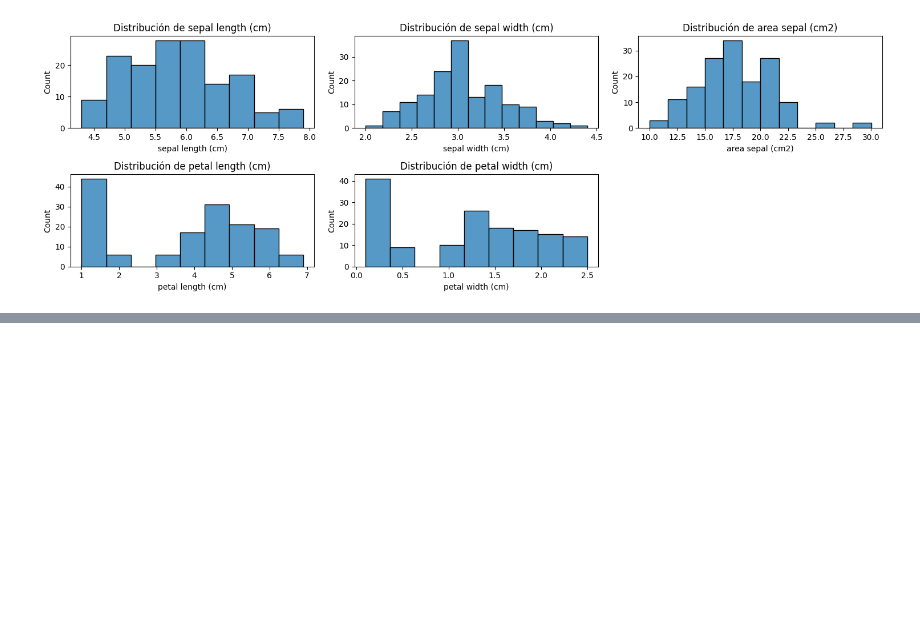
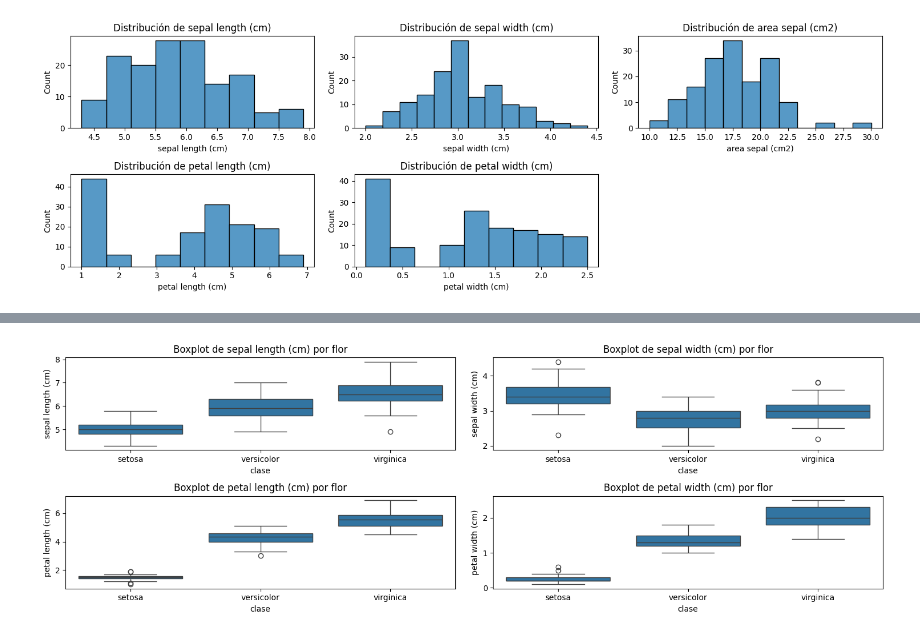
Before and after one commit to IsabelRomoBru/DS102024, a Jupyter notebook: 2-DataAnalysis/10-EDA/Analisis_datos_iris.ipynb, the cells around one changed output, grey strips where cells are left out. Saved outputs shown, nothing was run; the diff lists cells and outputs as text; code cells hidden in the pictures; blank space fills up the shorter version.

```diff
--- a/2-DataAnalysis/10-EDA/Analisis_datos_iris.ipynb
+++ b/2-DataAnalysis/10-EDA/Analisis_datos_iris.ipynb
@@ -191,0 +223,14 @@ plt.show();
+# %%
+FEATURE=['sepal length (cm)','sepal width (cm)','petal length (cm)','petal width (cm)']
+TARGET=['clase']
+# %%
+#el bloxpot va a mostrar como tiene las medianas los diferentes datos
+plt.figure(figsize=(15,5))
+for i, col in enumerate(df[FEATURE].columns):
+    plt.subplot(2,2,i+1) #son las cuatro variable y va ir sumando (i+1)
+    sns.boxplot(data=df,x='clase',y=col)
+    plt.title(f'Boxplot de {col} por flor')
+plt.tight_layout()
+plt.show();
+# %% [output]
+[figure, added]
```
Also changed, not shown: parts of 14 cells of this notebook.
